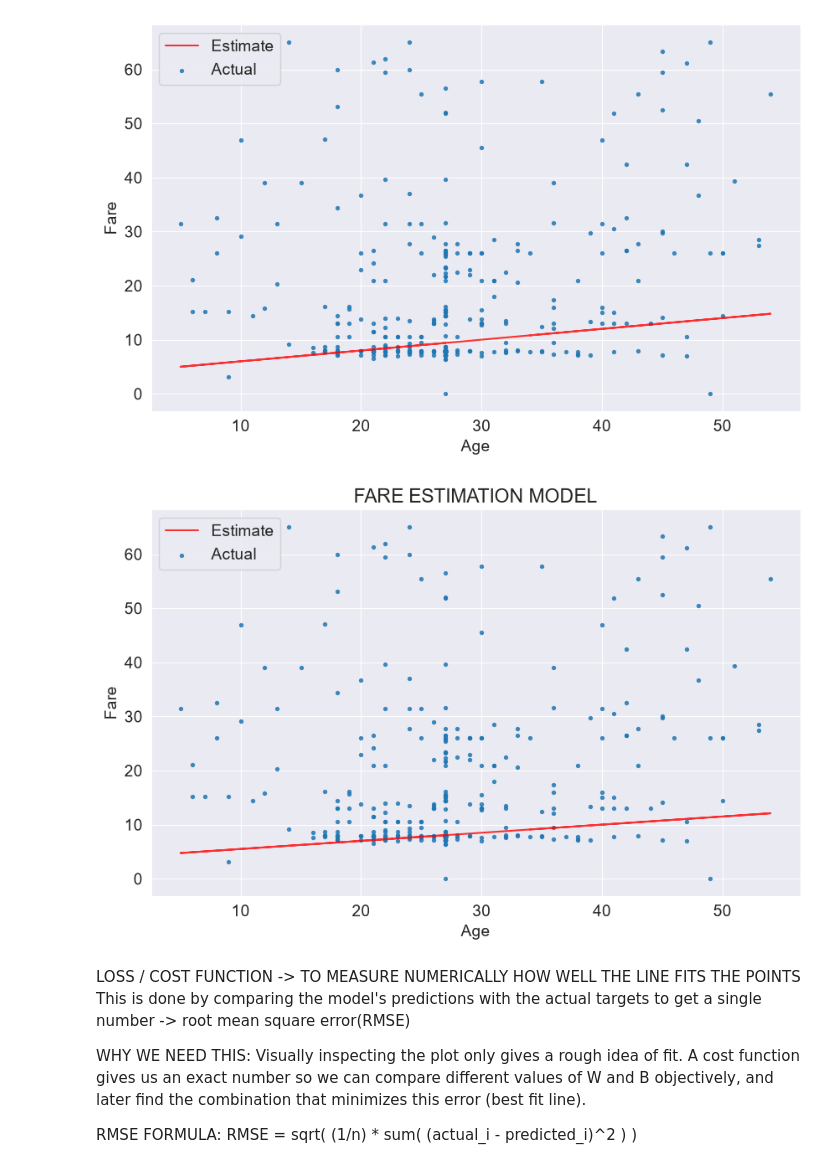
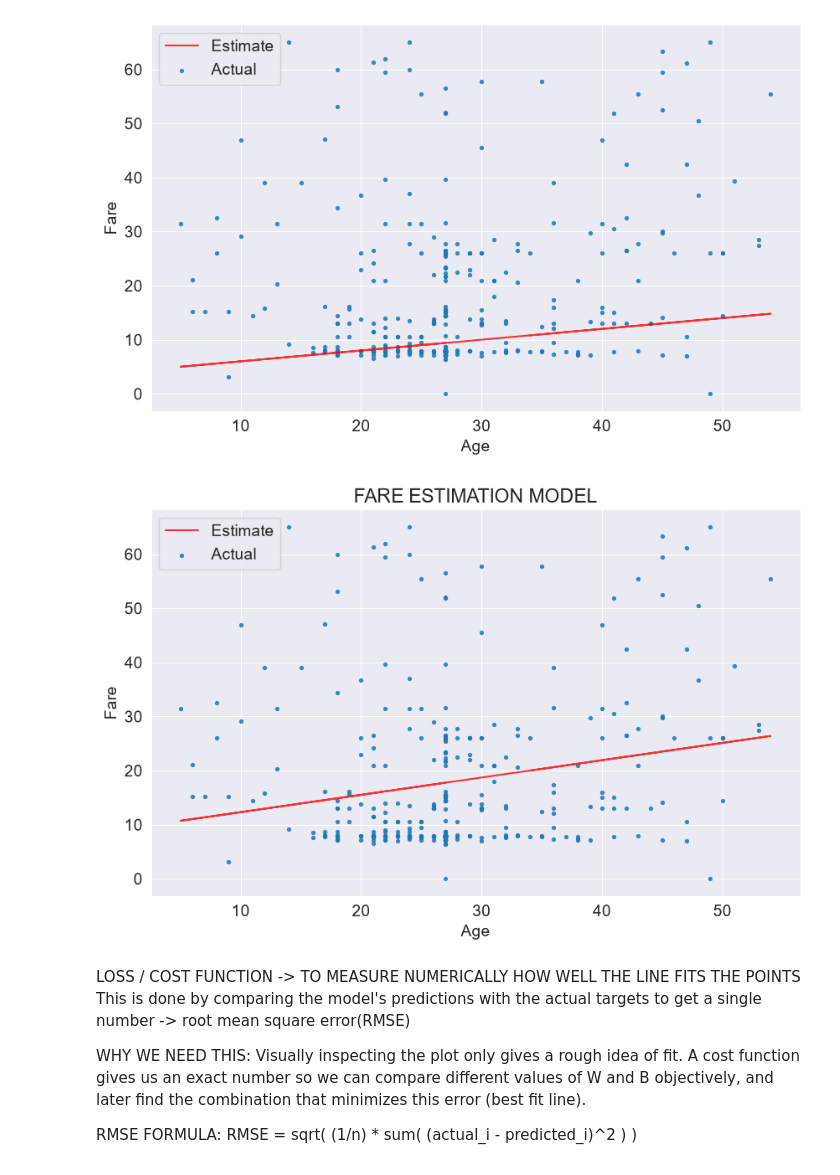
Before and after one commit to popsy-jeff/MACHINE-LEARNING--LINEAR-REGRESSION, a Jupyter notebook: Titanic_Data_Clean.ipynb, the cells around one changed output. Saved outputs shown, nothing was run; the diff lists cells and outputs as text; code cells hidden in the pictures.

```diff
--- a/Titanic_Data_Clean.ipynb
+++ b/Titanic_Data_Clean.ipynb
@@ -451,22 +451,22 @@ plt.legend(['Estimate', 'Actual']);
 # %%
 # WE CAN OVERLAY THIS LINE ON THE ACTUAL DATA TO SEE HOW BEST IT FITS using changing parameters W and B
 
 def try_parameters(W, B):
     ages= titanic_clean.Age
     target = titanic_clean.Fare
     estimated_charges = estimate_fare(ages, W, B)
 
     plt.plot(ages, estimated_charges, 'r', alpha=0.8)
     plt.scatter(ages, target,s=8,  alpha=0.8)
     plt.xlabel('Age')
     plt.ylabel('Fare')
     plt.legend(['Estimate', 'Actual']);
     plt.title('FARE ESTIMATION MODEL')
 
 
-try_parameters(0.15,4)
+try_parameters(0.32,9.11)
 # %% [output]
-[figure, old version]
+[figure, new version]
 # %% [markdown]
 LOSS / COST FUNCTION -> TO MEASURE NUMERICALLY HOW WELL THE LINE FITS THE POINTS
  This is done by comparing the model's predictions with the actual targets to get a single number -> root mean square error(RMSE)
```
Also changed, not shown: parts of 4 cells of this notebook.
